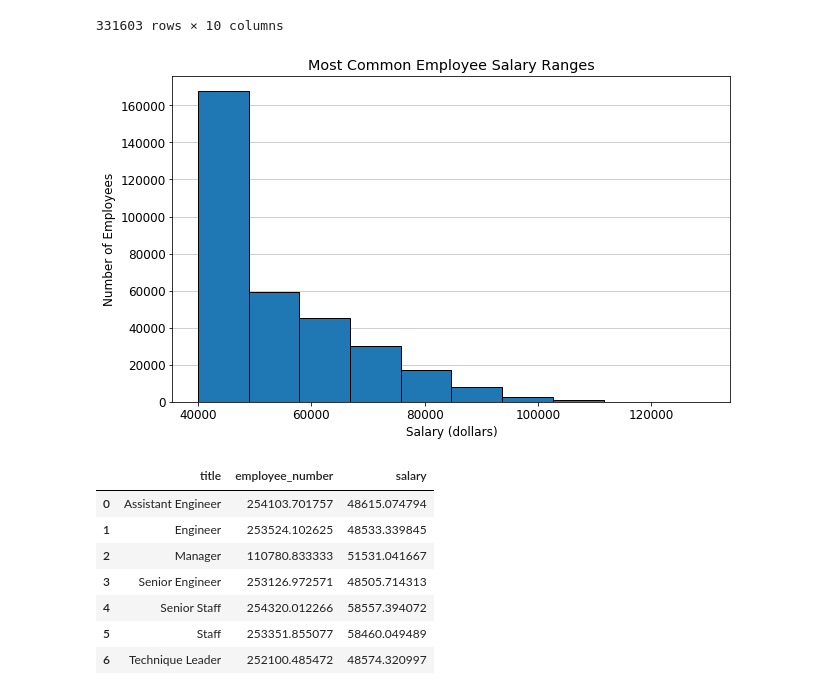
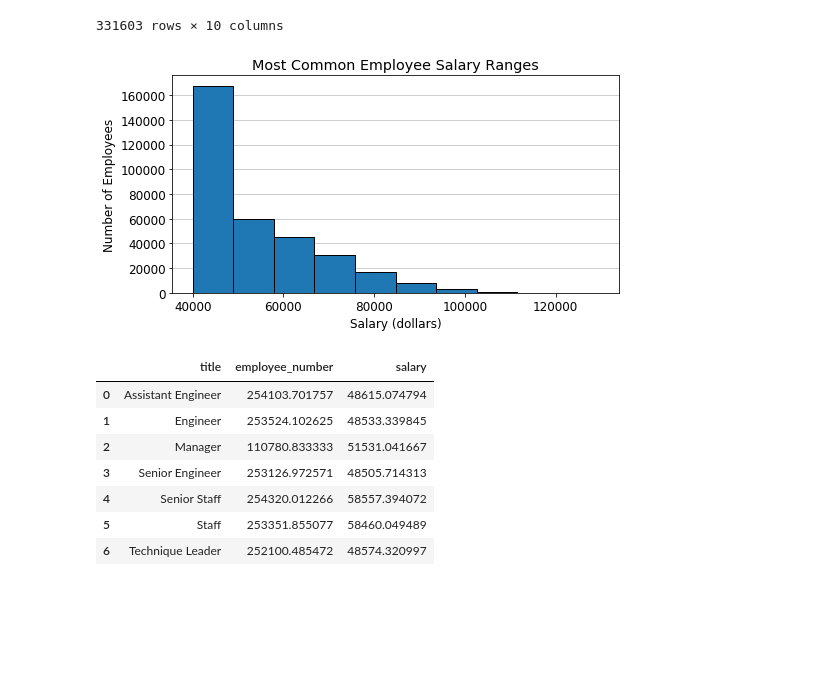
Before and after one commit to Autonomousse/SQL-Engineering-and-Analysis, a Jupyter notebook: EmployeeSQL/Bonus/sql_challenge_bonus.ipynb, the cells around one changed output. Saved outputs shown, nothing was run; the diff lists cells and outputs as text; code cells hidden in the pictures; blank space fills up the shorter version.

Commit message:
Made charts slightly smaller.

```diff
--- a/EmployeeSQL/Bonus/sql_challenge_bonus.ipynb
+++ b/EmployeeSQL/Bonus/sql_challenge_bonus.ipynb
@@ -12,7 +12,7 @@ engine = create_engine(link)
 connection = engine.connect()
 # %%
 # Use the pandas read_sql_table function to read in the View created in postgres and display the newly created dataframe
-table_df = pd.read_sql_table('company_employee_data',con=engine)
+table_df = pd.read_sql_table('company_employee_data',connection)
 table_df
 # %% [output]
 |  | employee_number | title | birth_date | first_name | last_name | sex | hire_date | department_name | ... |
@@ -30,17 +30,17 @@ table_df
 331603 rows × 10 columns
 # %%
 # Create a histogram of the salary field
-plt.figure(figsize=(10,6))
+plt.figure(figsize=(8,4))
 
 # Change the font size and set the grid to appear behind the chart
 plt.rcParams.update({'font.size': 12, 'axes.axisbelow':True})
 plt.grid(axis='y', alpha=0.75)
 plt.hist(table_df["salary"], edgecolor='black')
 plt.title("Most Common Employee Salary Ranges")
 plt.ylabel("Number of Employees")
 plt.xlabel("Salary (dollars)");
 # %% [output]
-[figure, old version]
+[figure, new version]
 # %%
 # Group the data by title and calculate the average to get average salary by title
 title_group = table_df.groupby("title").mean()
```
Also changed, not shown: parts of 1 cell of this notebook.
